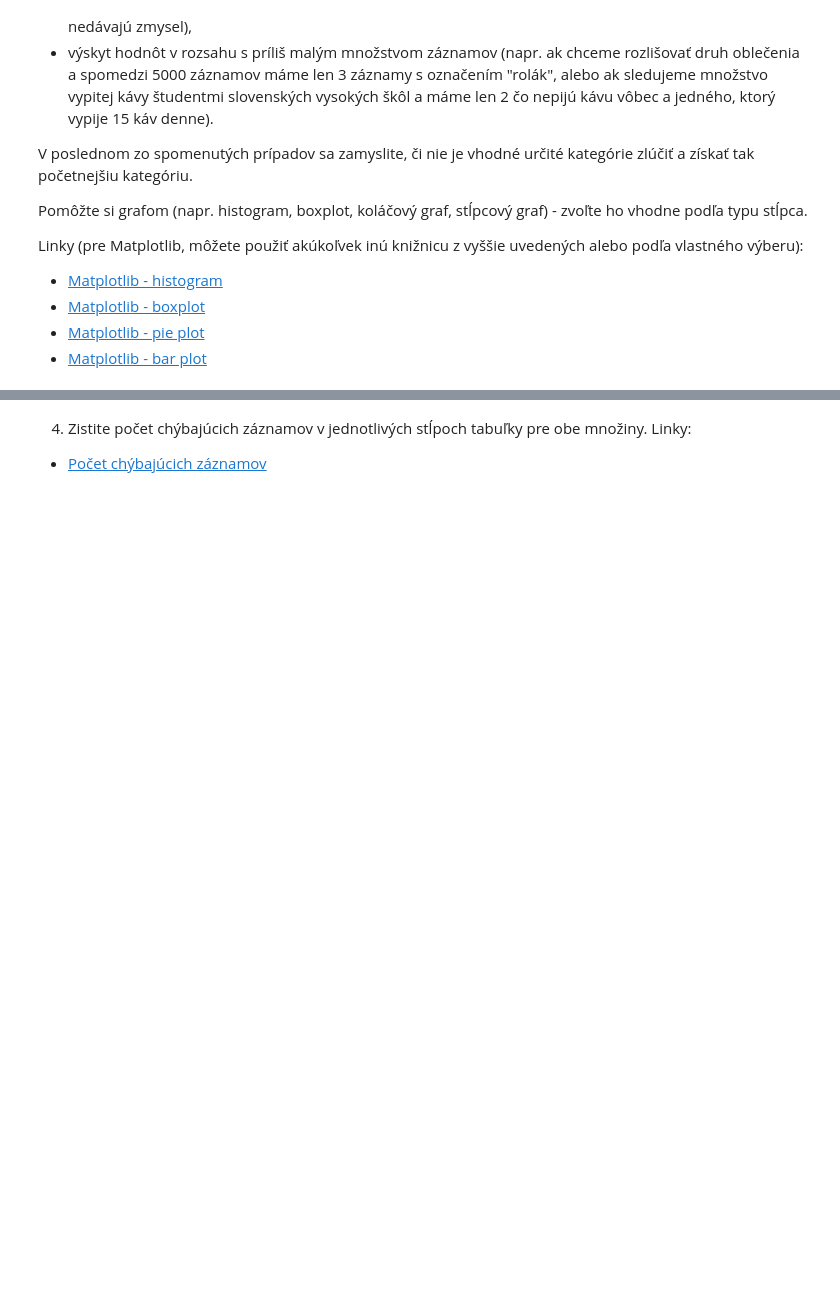
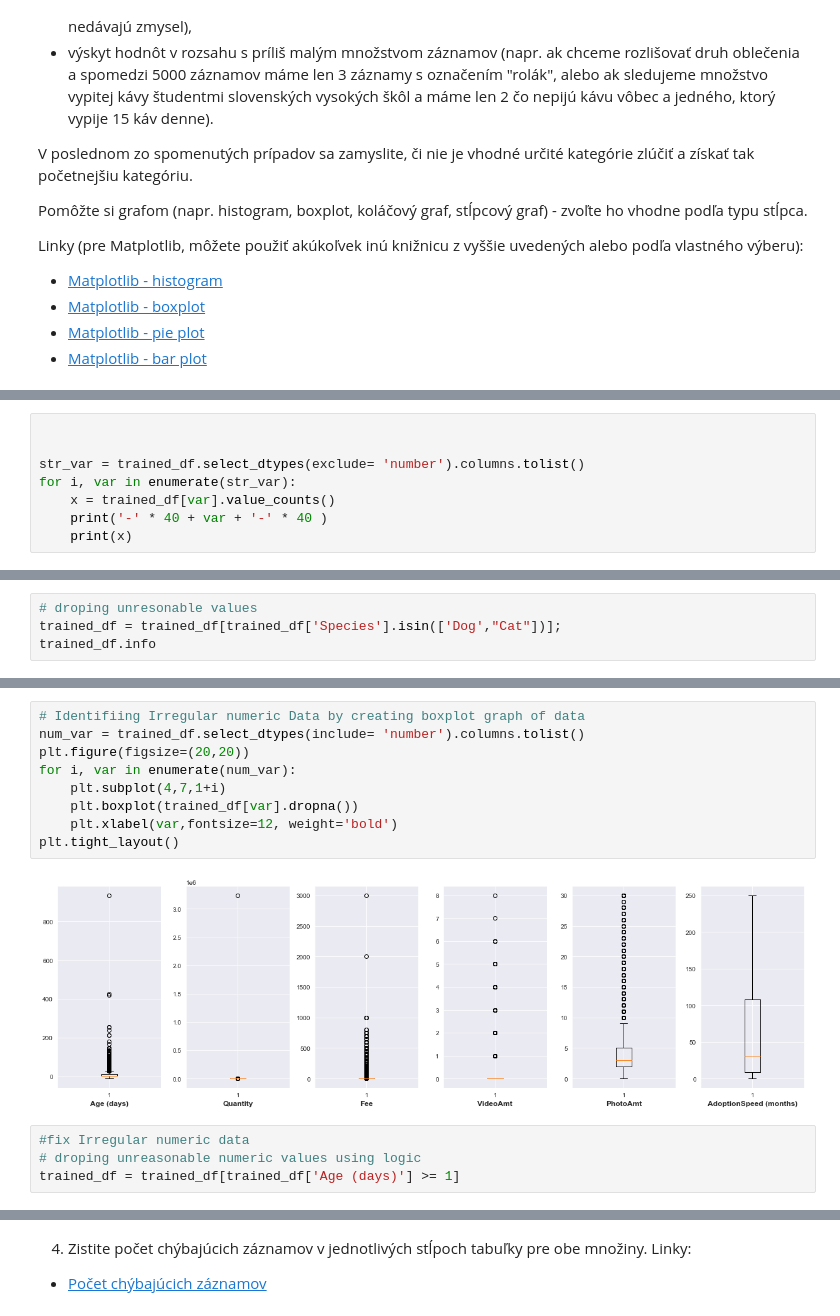
Before and after one commit to CaptainCompileon/suns-zadania, a Jupyter notebook: cvicenia/cv2/SUNS-cvicenie2.ipynb, the cells around one changed output, grey strips where cells are left out. Saved outputs shown, nothing was run; the diff lists cells and outputs as text; blank space fills up the shorter version.

```diff
--- a/cvicenia/cv2/SUNS-cvicenie2.ipynb
+++ b/cvicenia/cv2/SUNS-cvicenie2.ipynb
@@ -257,0 +246,8 @@ Linky (pre Matplotlib, môžete použiť akúkoľvek inú knižnicu z vyššie u
+# %%
+
+
+str_var = trained_df.select_dtypes(exclude= 'number').columns.tolist()
+for i, var in enumerate(str_var):
+    x = trained_df[var].value_counts()
+    print('-' * 40 + var + '-' * 40 )
+    print(x)
@@ -257,0 +272,4 @@ Linky (pre Matplotlib, môžete použiť akúkoľvek inú knižnicu z vyššie u
+# %%
+# droping unresonable values
+trained_df = trained_df[trained_df['Species'].isin(['Dog',"Cat"])];
+trained_df.info
@@ -257,0 +313,15 @@ Linky (pre Matplotlib, môžete použiť akúkoľvek inú knižnicu z vyššie u
+# %%
+# Identifiing Irregular numeric Data by creating boxplot graph of data
+num_var = trained_df.select_dtypes(include= 'number').columns.tolist()
+plt.figure(figsize=(20,20))
+for i, var in enumerate(num_var):
+    plt.subplot(4,7,1+i)
+    plt.boxplot(trained_df[var].dropna())
+    plt.xlabel(var,fontsize=12, weight='bold')
+plt.tight_layout()
+# %% [output]
+[figure, added]
+# %%
+#fix Irregular numeric data
+# droping unreasonable numeric values using logic
+trained_df = trained_df[trained_df['Age (days)'] >= 1]
```
Also changed, not shown: parts of 25 cells of this notebook, 2 other files.
